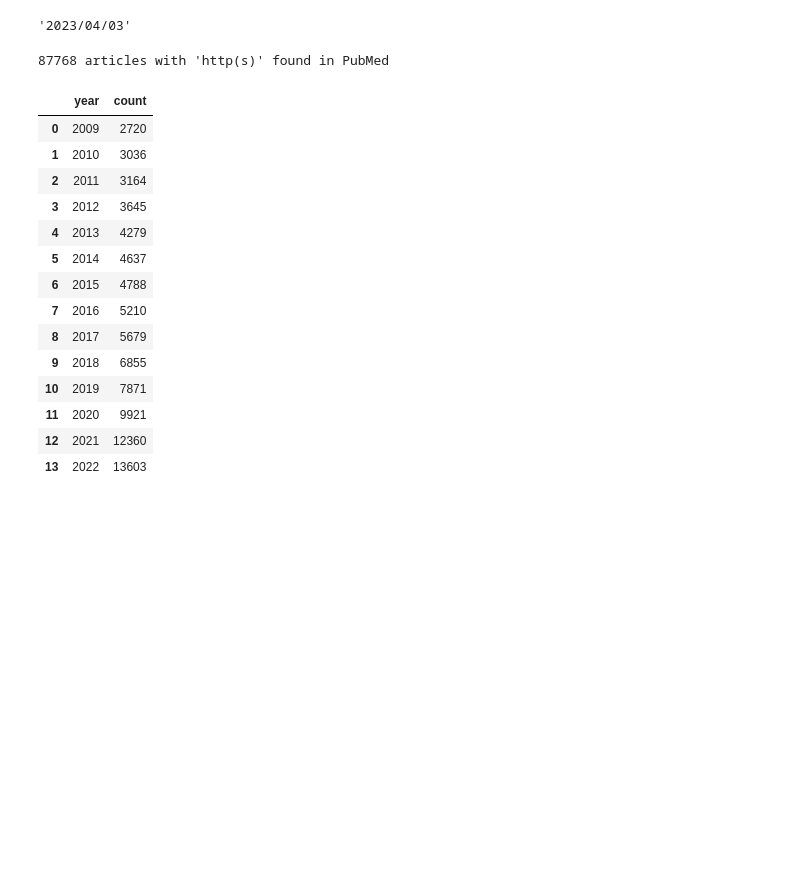
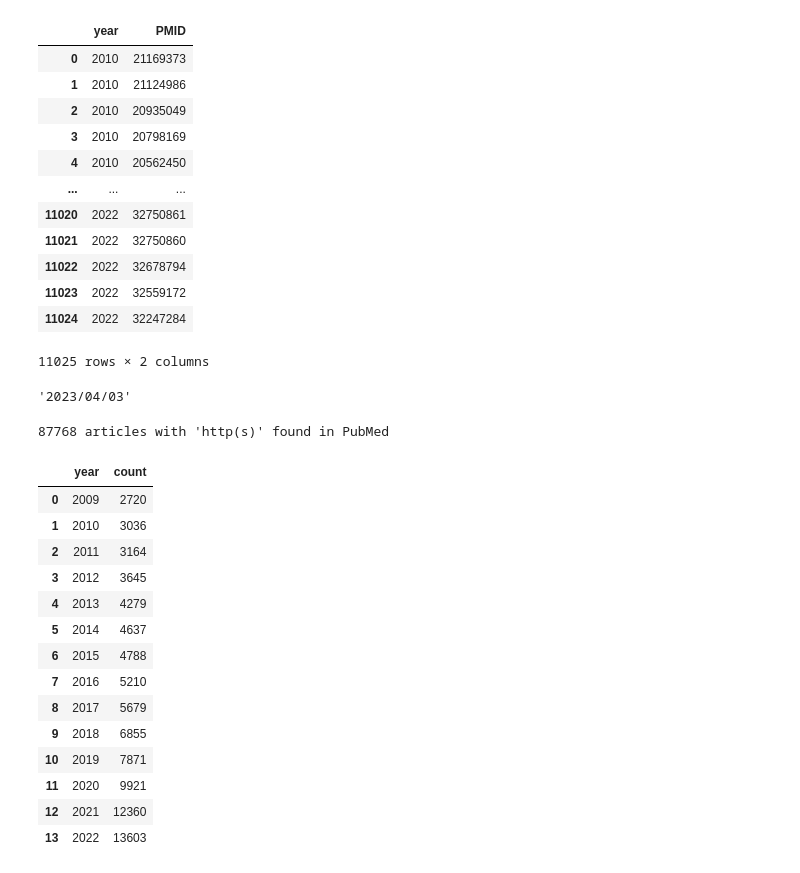
Before and after one commit to zhukovanadezhda/bioinformatics-software, a Jupyter notebook: notebooks/all_links.ipynb, the cells around one changed output. Saved outputs shown, nothing was run; the diff lists cells and outputs as text; code cells hidden in the pictures; blank space fills up the shorter version.

```diff
--- a/notebooks/all_links.ipynb
+++ b/notebooks/all_links.ipynb
@@ -21,6 +21,22 @@ import pbmd_tools as pbmd
 pbmd.read_tokens("../.env")
 GITHUB_TOKEN = os.environ.get("GITHUB_TOKEN")
 PUBMED_TOKEN = os.environ.get("PUBMED_TOKEN")
+# %%
+pbmd.query_pubmed(query='"github.com"[tiab:~0]', year_start=2009, year_end=2023, output_name="github")
+# %% [output]
+|  | year | PMID |
+| 0 | 2010 | 21169373 |
+| 1 | 2010 | 21124986 |
+| 2 | 2010 | 20935049 |
+| 3 | 2010 | 20798169 |
+| 4 | 2010 | 20562450 |
+| ... | ... | ... |
+| 11020 | 2022 | 32750861 |
+| 11021 | 2022 | 32750860 |
+| 11022 | 2022 | 32678794 |
+| 11023 | 2022 | 32559172 |
+| 11024 | 2022 | 32247284 |
+11025 rows × 2 columns
 # %%
 linkify = (
     LinkifyIt()
```
Also changed, not shown: 2 other files.
